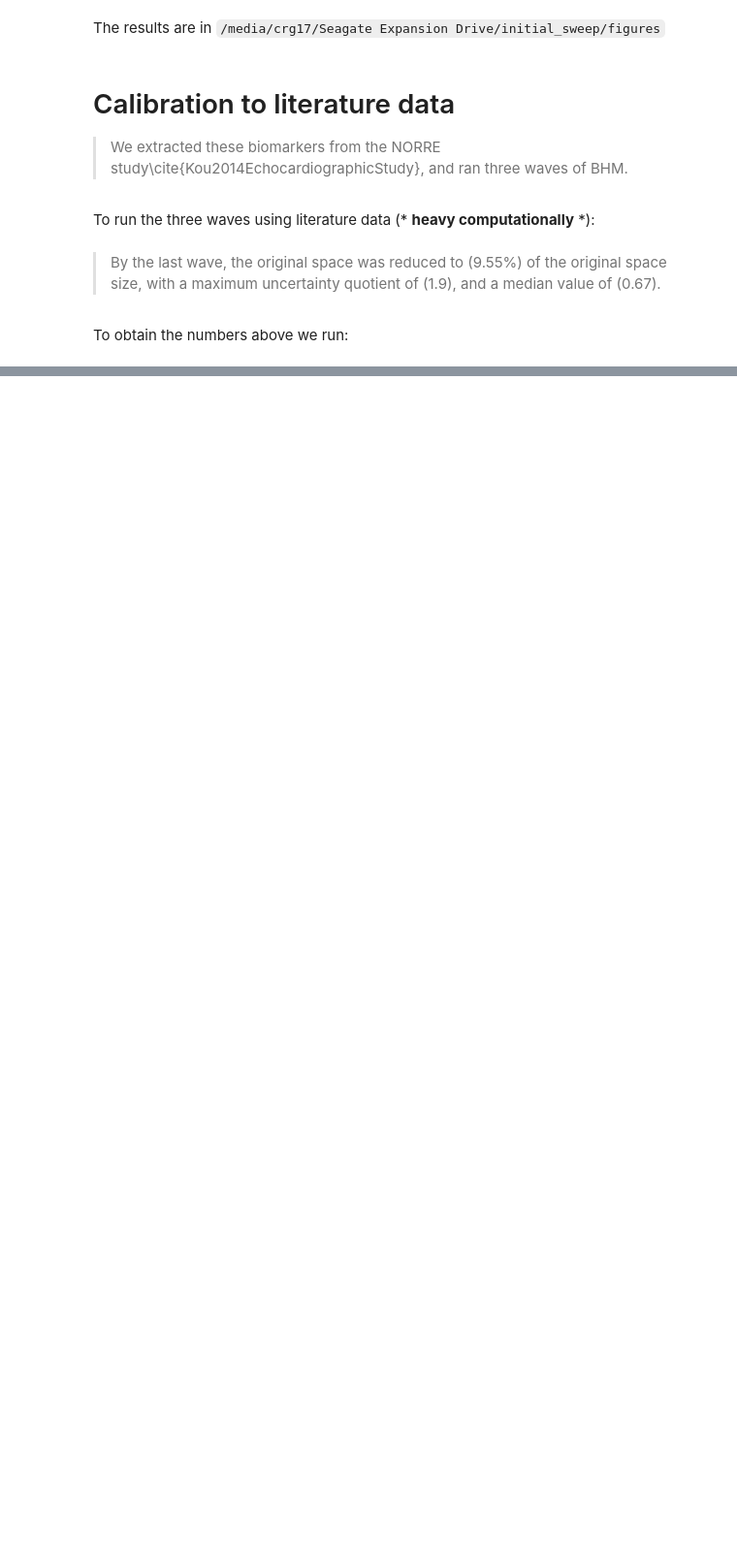
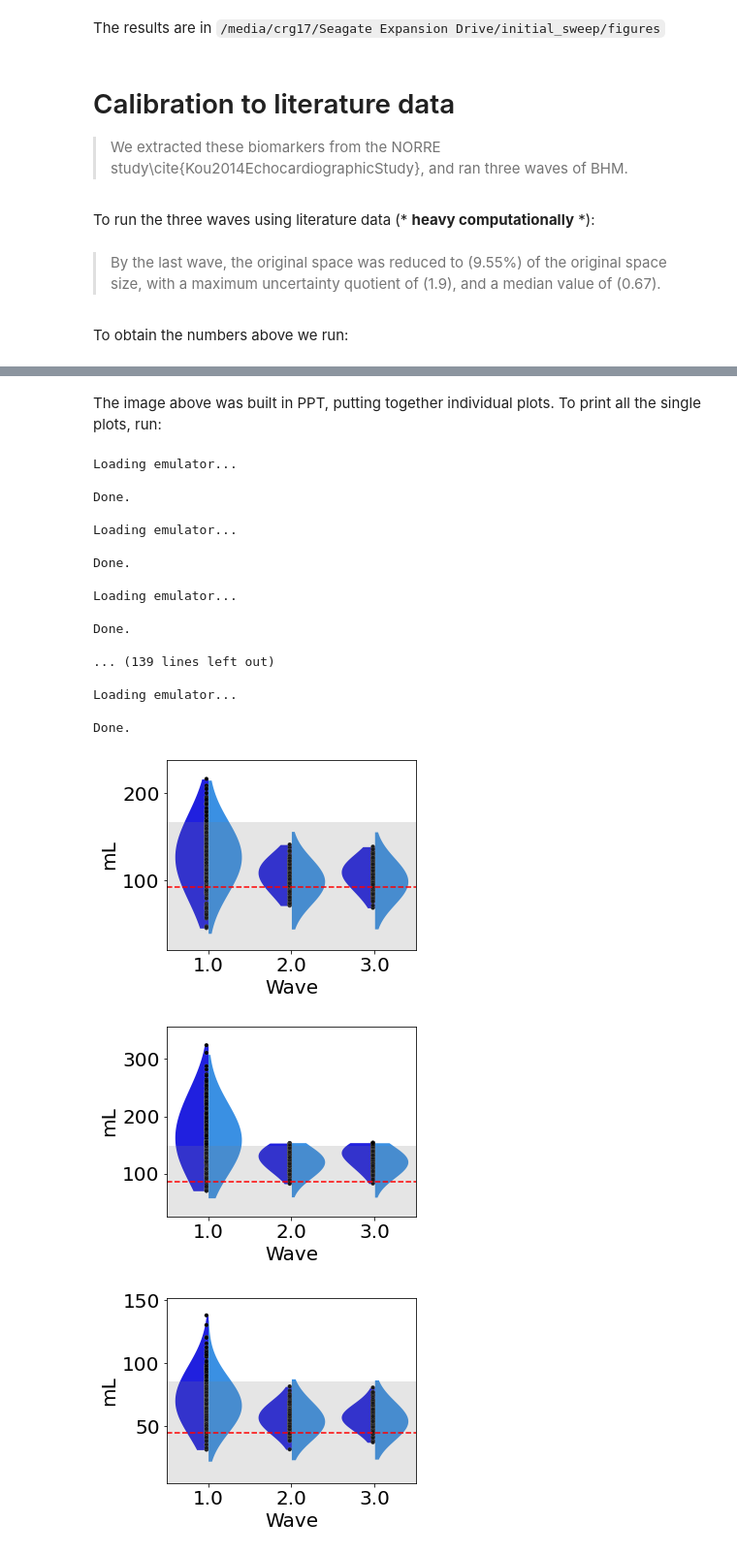
Before and after one commit to CEMRG-publications/Rodero_2023_AnnBiomedEng, a Jupyter notebook: python/reproducing_results_paper.ipynb, the cells around one changed output, grey strips where cells are left out. Shown at 97% size. Cells and saved outputs as stored; diff of their text form; code cells hidden in the pictures; blank space fills up the shorter version.

```diff
--- a/python/reproducing_results_paper.ipynb
+++ b/python/reproducing_results_paper.ipynb
@@ -116,0 +158,32 @@ print(total_reduction)
+# %% [markdown]
+The image above was built in PPT, putting together individual plots. To print all the single plots, run:
+# %%
+import postprocessing
+
+postprocessing.plot_output_evolution_seaborn(first_wave = 0, last_wave = 2,
+                                   subfolder = "literature", only_feasible = False,
+                                   output_labels_dir = "/media/crg17/Seagate Expansion Drive/biomarkers_labels.txt",
+                                   exp_mean_name = "anatomy_EP_lit_mean.txt",
+                                   exp_std_name = "anatomy_EP_lit_sd.txt",
+                                   units_dir = "/media/crg17/Seagate Expansion Drive/biomarkers_units.txt")
+# %% [output]
+Loading emulator...
+
+Done.
+
+Loading emulator...
+
+Done.
+
+Loading emulator...
+
+Done.
+
+... (139 lines left out)
+
+Loading emulator...
+
+Done.
+[figure, added]
+[figure, added]
+[figure, added]
```
Also changed, not shown: parts of 63 cells of this notebook.
